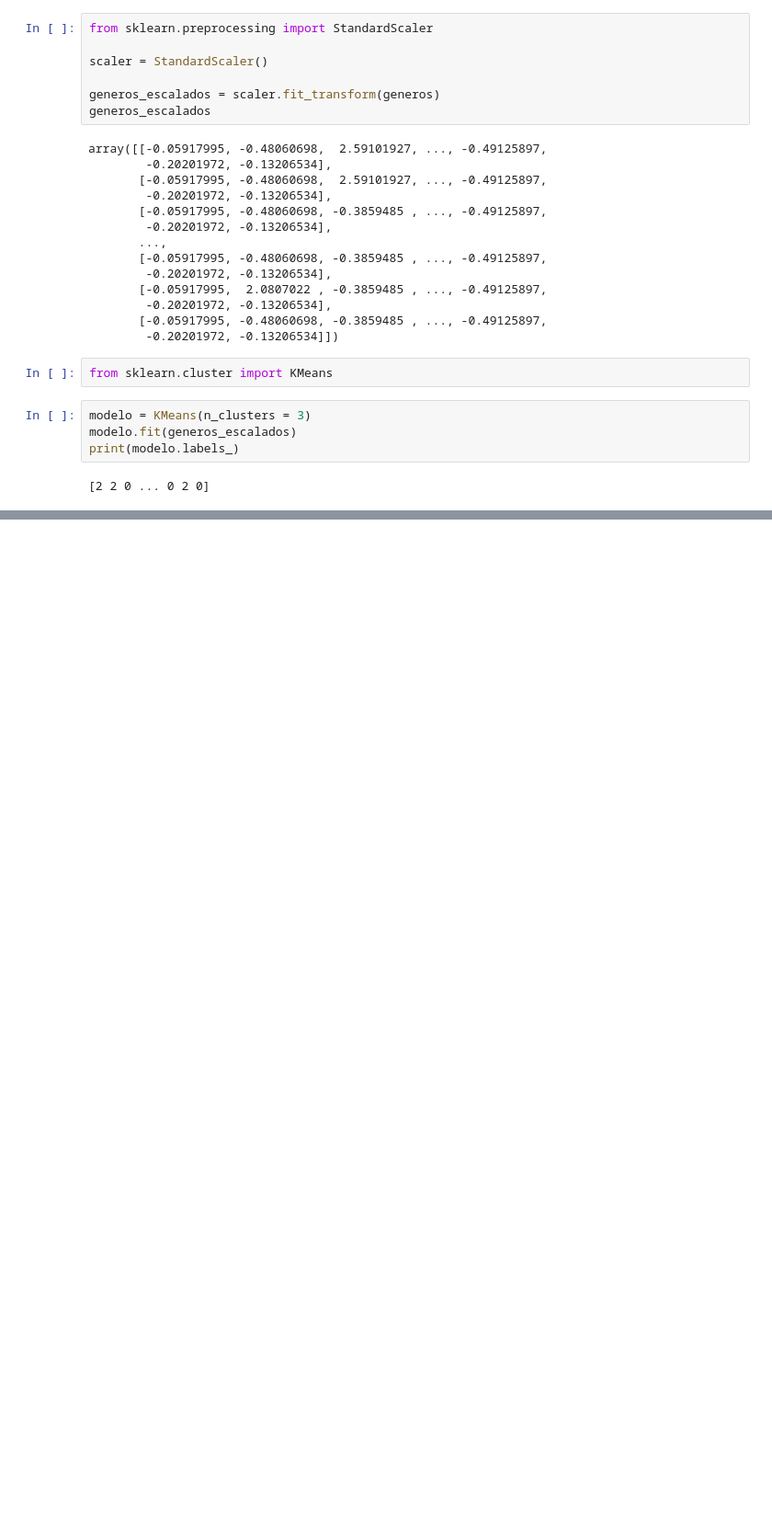
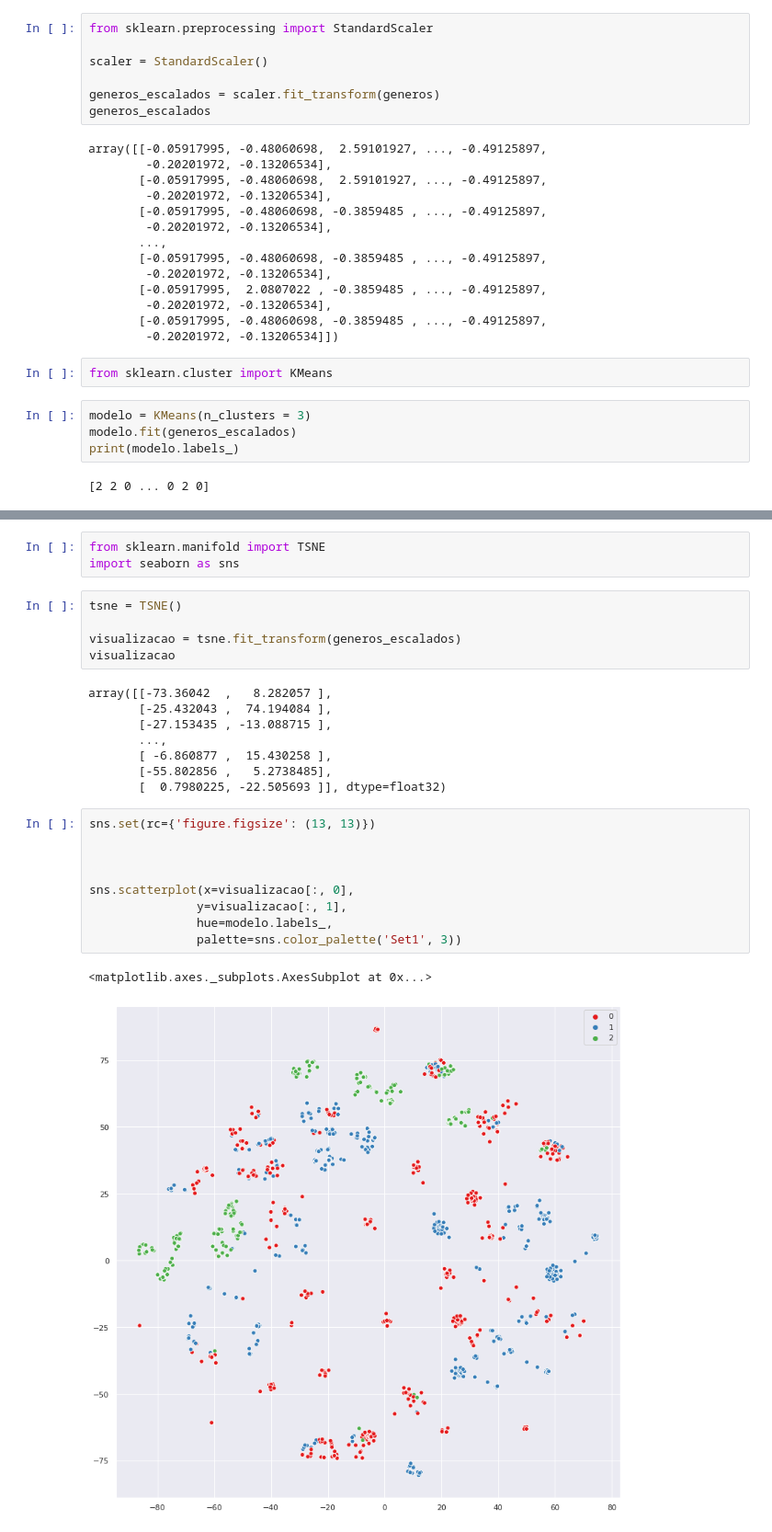
Before and after one commit to Nayent/AlgoritimoNaoSupervisionado, a Jupyter notebook: MachineLearningNaoSupervisionado.ipynb, the cells around one changed output, grey strips where cells are left out. Shown at 92% size. Drawn from its saved outputs; the diff is of its cells as text; blank space fills up the shorter version.

```diff
--- a/MachineLearningNaoSupervisionado.ipynb
+++ b/MachineLearningNaoSupervisionado.ipynb
@@ -56,0 +114,28 @@ print(modelo.labels_)
+# %%
+from sklearn.manifold import TSNE
+import seaborn as sns
+# %%
+tsne = TSNE()
+
+visualizacao = tsne.fit_transform(generos_escalados)
+visualizacao
+# %% [output]
+array([[-73.36042  ,   8.282057 ],
+       [-25.432043 ,  74.194084 ],
+       [-27.153435 , -13.088715 ],
+       ...,
+       [ -6.860877 ,  15.430258 ],
+       [-55.802856 ,   5.2738485],
+       [  0.7980225, -22.505693 ]], dtype=float32)
+# %%
+sns.set(rc={'figure.figsize': (13, 13)})
+
+
+
+sns.scatterplot(x=visualizacao[:, 0],
+               y=visualizacao[:, 1],
+               hue=modelo.labels_,
+               palette=sns.color_palette('Set1', 3))
+# %% [output]
+<matplotlib.axes._subplots.AxesSubplot at 0x...>
+[figure, added]
```
Also changed, not shown: parts of 23 cells of this notebook.
